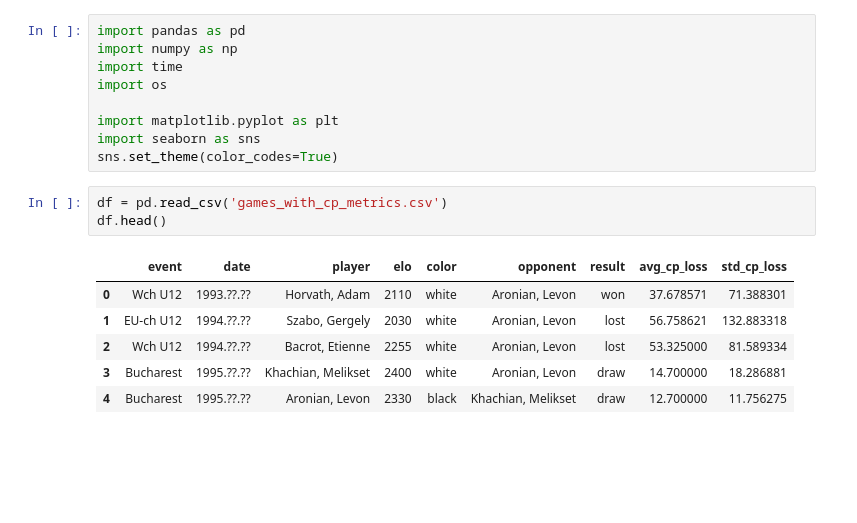
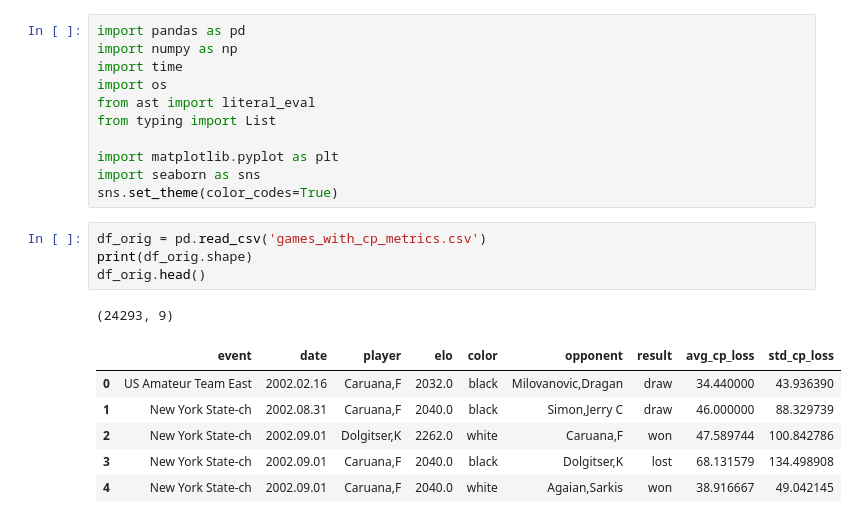
Before and after one commit to axeloh/centipawn_loss_analyzer, a Jupyter notebook: analyze.ipynb, the cells around one changed output. Drawn from its saved outputs; the diff is of its cells as text; blank space fills up the shorter version.

Commit message:
more filtering of games + more analysis

```diff
--- a/analyze.ipynb
+++ b/analyze.ipynb
@@ -3,17 +3,21 @@ import pandas as pd
 import numpy as np
 import time
 import os
+from ast import literal_eval
+from typing import List
 
 import matplotlib.pyplot as plt
 import seaborn as sns
 sns.set_theme(color_codes=True)
 # %%
-df = pd.read_csv('games_with_cp_metrics.csv')
-df.head()
+df_orig = pd.read_csv('games_with_cp_metrics.csv')
+print(df_orig.shape)
+df_orig.head()
 # %% [output]
+(24293, 9)
 |  | event | date | player | elo | color | opponent | result | avg_cp_loss | std_cp_loss |
-| 0 | Wch U12 | 1993.??.?? | Horvath, Adam | 2110 | white | Aronian, Levon | won | 37.678571 | 71.388301 |
-| 1 | EU-ch U12 | 1994.??.?? | Szabo, Gergely | 2030 | white | Aronian, Levon | lost | 56.758621 | 132.883318 |
-| 2 | Wch U12 | 1994.??.?? | Bacrot, Etienne | 2255 | white | Aronian, Levon | lost | 53.325000 | 81.589334 |
-| 3 | Bucharest | 1995.??.?? | Khachian, Melikset | 2400 | white | Aronian, Levon | draw | 14.700000 | 18.286881 |
-| 4 | Bucharest | 1995.??.?? | Aronian, Levon | 2330 | black | Khachian, Melikset | draw | 12.700000 | 11.756275 |
+| 0 | US Amateur Team East | 2002.02.16 | Caruana,F | 2032.0 | black | Milovanovic,Dragan | draw | 34.440000 | 43.936390 |
+| 1 | New York State-ch | 2002.08.31 | Caruana,F | 2040.0 | black | Simon,Jerry C | draw | 46.000000 | 88.329739 |
+| 2 | New York State-ch | 2002.09.01 | Dolgitser,K | 2262.0 | white | Caruana,F | won | 47.589744 | 100.842786 |
+| 3 | New York State-ch | 2002.09.01 | Caruana,F | 2040.0 | black | Dolgitser,K | lost | 68.131579 | 134.498908 |
+| 4 | New York State-ch | 2002.09.01 | Caruana,F | 2040.0 | white | Agaian,Sarkis | won | 38.916667 | 49.042145 |
```
Also changed, not shown: parts of 27 cells of this notebook, 5 other files.
